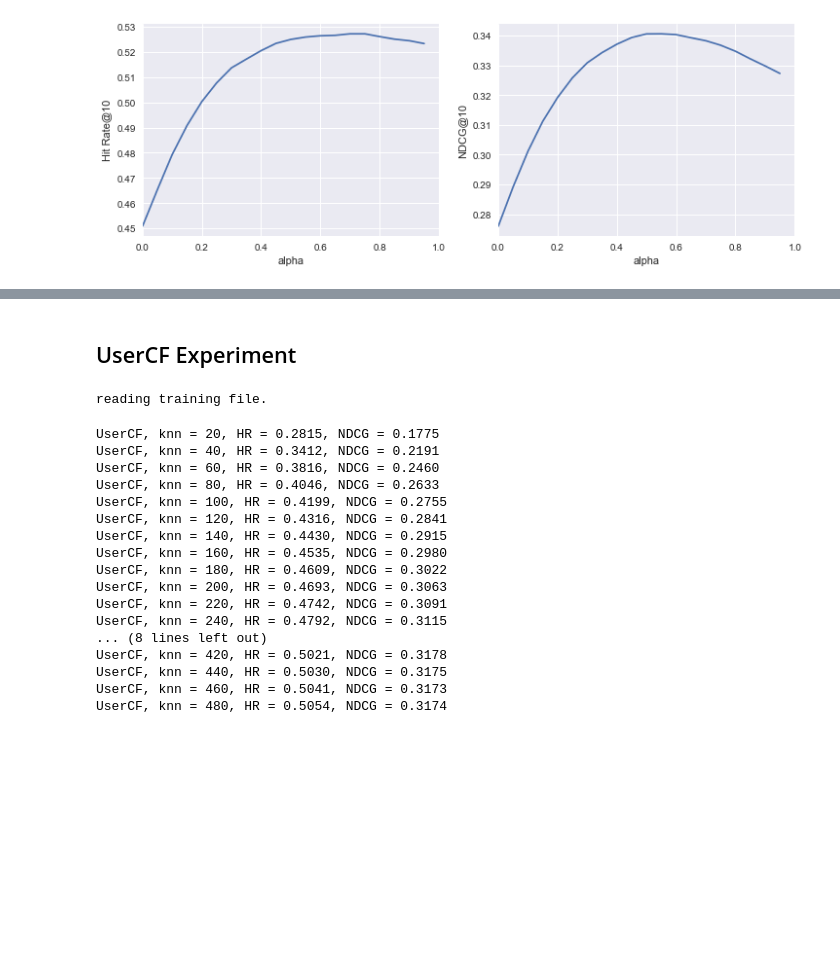
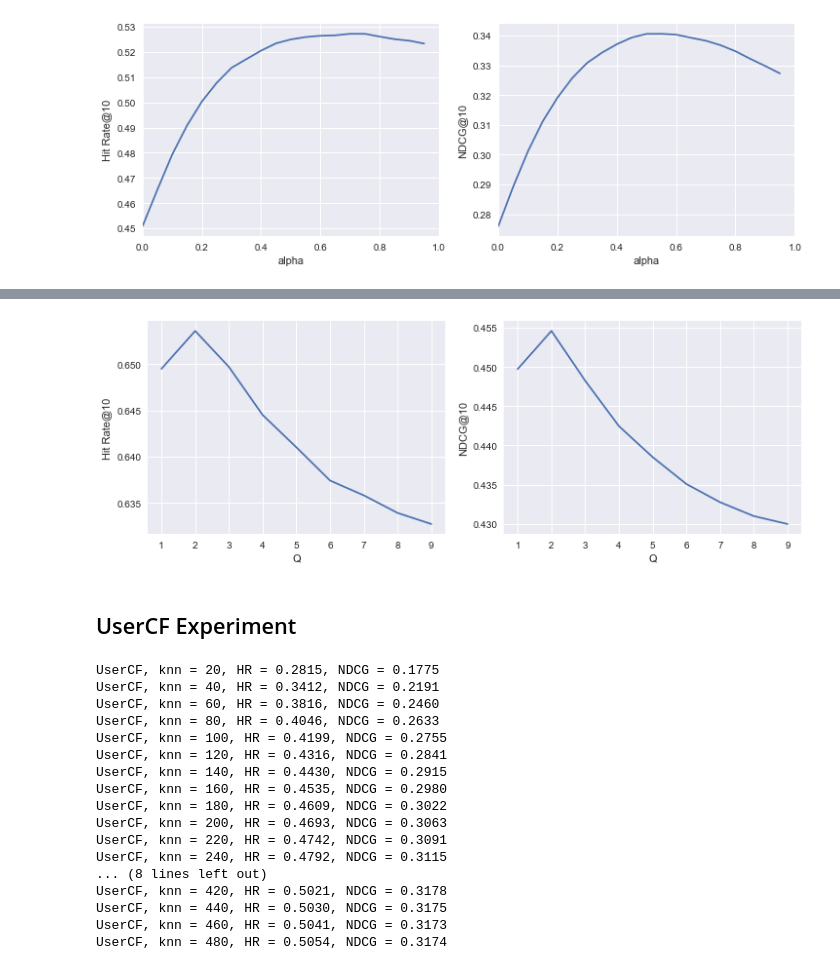
Before and after one commit to fs302/AlgoComp, a Jupyter notebook: MSD_Recommendation/src/Experiment.ipynb, the cells around one changed output, grey strips where cells are left out. Drawn from its saved outputs; the diff is of its cells as text; code cells hidden in the pictures; blank space fills up the shorter version.

Commit message:
fix params

```diff
--- a/MSD_Recommendation/src/Experiment.ipynb
+++ b/MSD_Recommendation/src/Experiment.ipynb
@@ -18,14 +21,0 @@ import models
-# %%
-dataset_name='msd-little'
-train_dir = "../train/"
-print 'reading training and testing file.'
-
-n_users, n_items, train_data = utils.load_train_data(os.path.join(train_dir, '%s.train.rating' % dataset_name))
-testRatings =  utils.load_rating_file_as_list("../train/%s.test.rating" % dataset_name)
-testNegatives = utils.load_negative_file("../train/%s.test.negative" % dataset_name)
-vad_data_tr = utils.load_test_data(os.path.join(train_dir, '%s.train.rating' % dataset_name),n_users, n_items)
-vad_data_te = utils.load_test_data(os.path.join(train_dir, '%s.test.rating' % dataset_name),n_users, n_items)
-
-
-topk = 10
-limit = 100000
@@ -139,12 +109,13 @@ params = []
 p_hrs = []
 p_ndcg = []
 alpha = 0.5
+dataset_name='msd-little'
+testRatings =  utils.load_rating_file_as_list("../train/%s.test.rating" % dataset_name)
+testNegatives = utils.load_negative_file("../train/%s.test.negative" % dataset_name)
+
 for param in np.arange(1,10,1):
-    model = models.ItemCF(u2s, s2u, sim_method='cos', alpha=alpha, Q=param, knn=10000)
-    itemcf_eval = eval_utils.itemcf_evaluation(model, u2s, testRatings, testNegatives, K=topk)
-    (hits, ndcgs) = itemcf_eval.evaluate(num_thread=1, limit_size=limit)
-    hr, ndcg = np.array(hits).mean(), np.array(ndcgs).mean()
+    hr, ndcg = test_itemcf(dataset_name, testRatings, testNegatives, topk=10, limit=10000, alpha=alpha, Q=param, knn=1000)
     params.append(param)
     p_hrs.append(hr)
     p_ndcg.append(ndcg)
-    print('ItemCF, alpha = %.2f, Q = %.1f, HR = %.4f, NDCG = %.4f'  % (alpha, Q,itemcf_hr, itemcf_ndcg))
+    print('ItemCF, alpha = %.2f, Q = %.1f, HR = %.4f, NDCG = %.4f'  % (alpha, param,hr, ndcg))
@@ -151,24 +141,44 @@ for param in np.arange(1,10,1):
+# %%
+f, (ax1, ax2) = plt.subplots(1, 2, figsize=(12, 4))
+topk=10
+ax1.plot(params, p_hrs)
+ax1.set_ylabel("Hit Rate@%d" % topk)
+ax1.set_xlabel("Q")
+
+ax2.plot(params, p_ndcg)
+ax2.set_ylabel("NDCG@%d" % topk)
+ax2.set_xlabel("Q")
+
+pass
+# %% [output]
+[figure, added]
 # %% [markdown]
 ## UserCF Experiment
 # %%
-u2s = dict()
-s2u = dict()
+def test_usercf(dataset_name, testRatings, testNegatives, topk=10, limit=100000, alpha=0.5, knn=500):
+    u2s = dict()
+    s2u = dict()
 
-train_file = '../train/%s.train.rating' % dataset_name
-print 'reading training file.'
-with open(train_file, 'r') as f:
-    for line in f:
-        if line != None and line != "":
-            arr = line.split("\t")
-            user, song = int(arr[0]), int(arr[1])
-            if user not in u2s:
-                u2s[user] = set()
-            u2s[user].add(song)
-            if song not in s2u:
-                s2u[song] = set()
-            s2u[song].add(user)
+    train_file = '../train/%s.train.rating' % dataset_name
+    print 'reading training file.'
+    with open(train_file, 'r') as f:
+        for line in f:
+            if line != None and line != "":
+                arr = line.split("\t")
+                user, song = int(arr[0]), int(arr[1])
+                if user not in u2s:
+                    u2s[user] = set()
+                u2s[user].add(song)
+                if song not in s2u:
+                    s2u[song] = set()
+                s2u[song].add(user)
+
+    model = models.UserCF(u2s, s2u, sim_method='cos', alpha=alpha, knn=knn)
+    evaluator = eval_utils.usercf_evaluation(model, u2s, testRatings, testNegatives, K=topk)
+    (hits, ndcgs) = evaluator.evaluate(num_thread=1, limit_size=limit)
+    usercf_hr, usercf_ndcg = np.array(hits).mean(), np.array(ndcgs).mean()
+    print('UserCF, knn = %d, HR = %.4f, NDCG = %.4f'  % (knn, usercf_hr, usercf_ndcg))
+    return usercf_hr, usercf_ndcg
-# %% [output]
-reading training file.
 # %%
 knns = []
 knn_hrs = []
```
Also changed, not shown: parts of 23 cells of this notebook, 1 other file.
